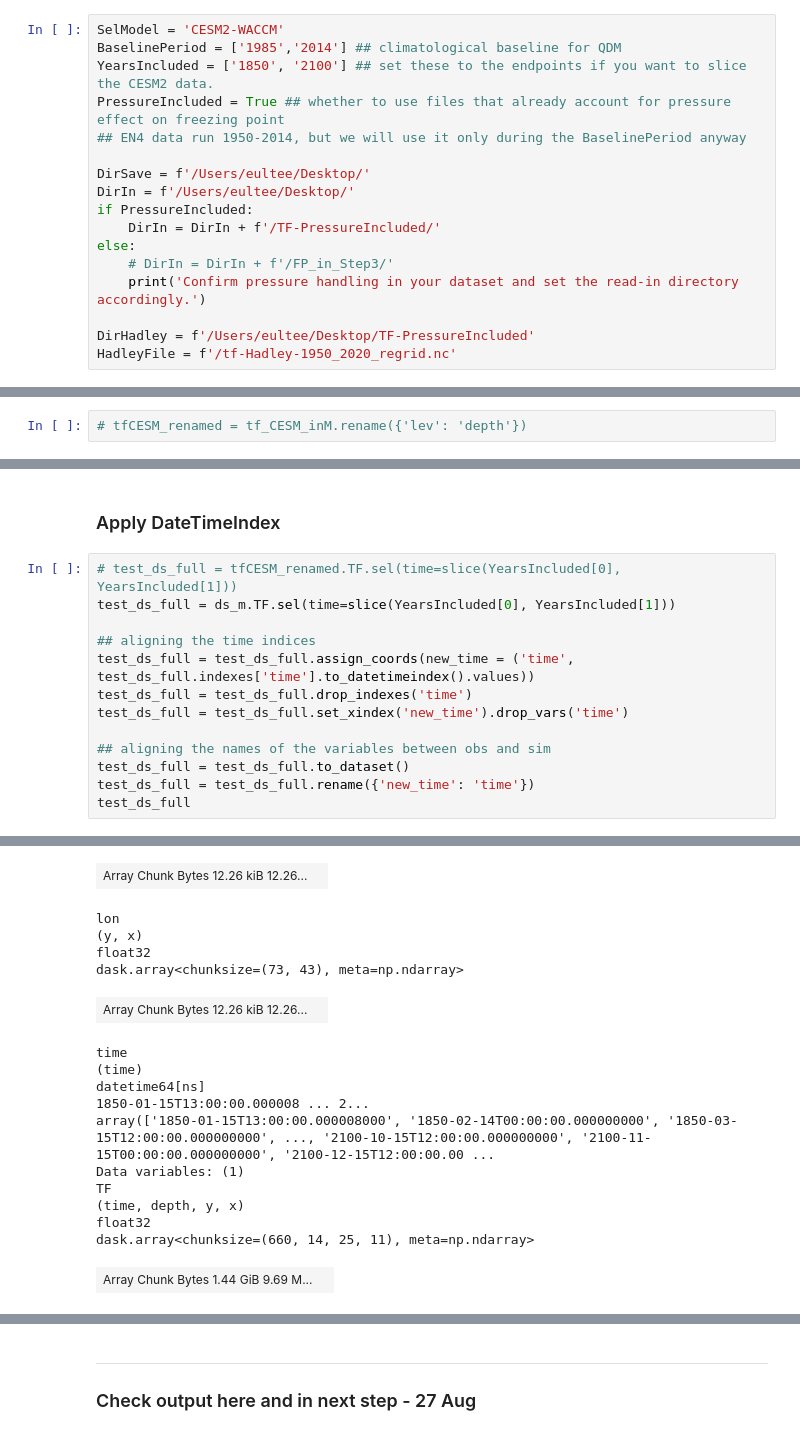
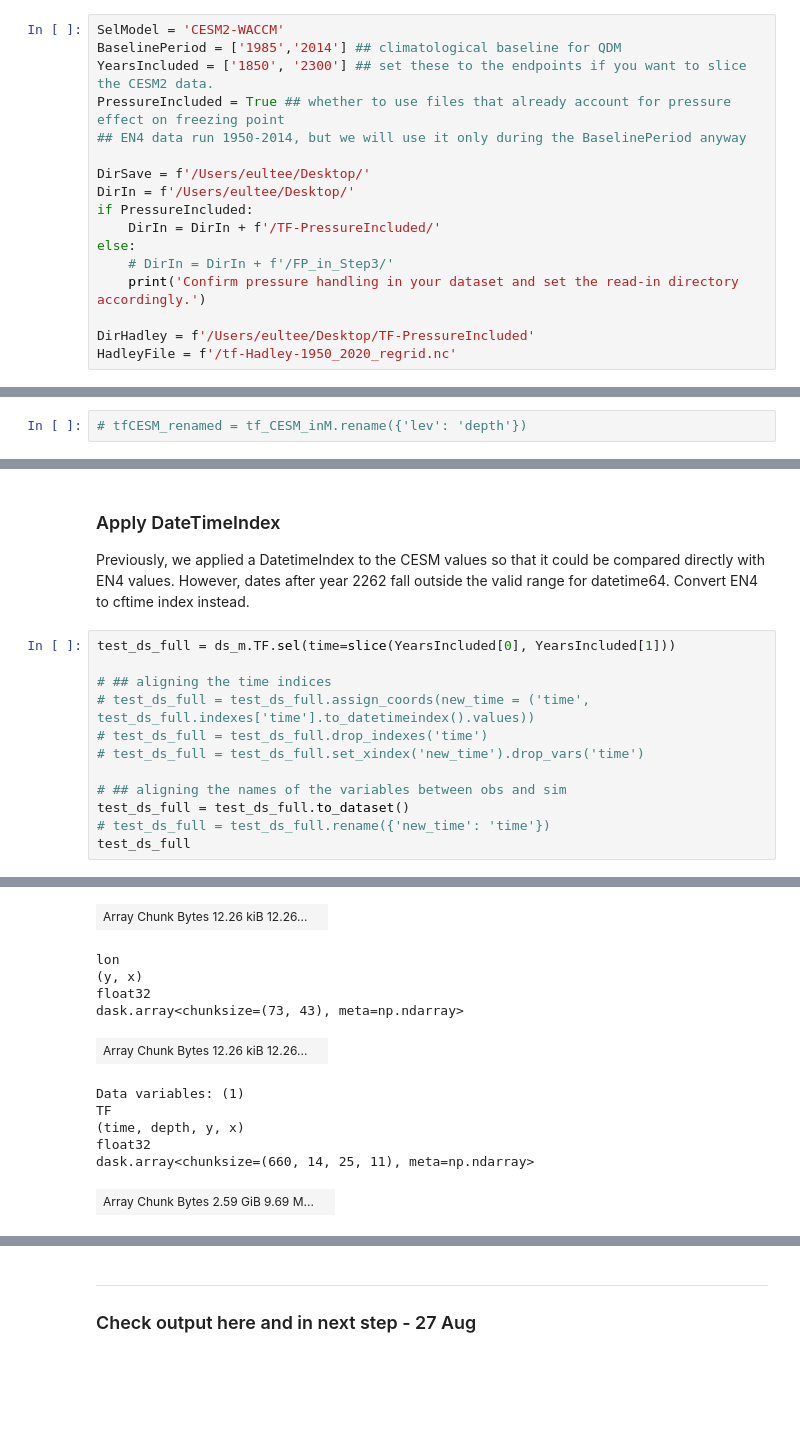
Before and after one commit to ehultee/gris-iceocean-process, a Jupyter notebook: Step2-QDM_CESM_WACCM-CCR.ipynb, the cells around one changed output, grey strips where cells are left out. Drawn from its saved outputs; the diff is of its cells as text; blank space fills up the shorter version.

Commit message:
Batch-write QDM data to 2300

```diff
--- a/Step2-QDM_CESM_WACCM-CCR.ipynb
+++ b/Step2-QDM_CESM_WACCM-CCR.ipynb
@@ -416,7 +417,7 @@ def datestr2tdec(yy=0, mm=0, dd=0, hour=0, minute=0, sec=0, microsec=0, dateobj=
 # %%
 SelModel = 'CESM2-WACCM'
 BaselinePeriod = ['1985','2014'] ## climatological baseline for QDM
-YearsIncluded = ['1850', '2100'] ## set these to the endpoints if you want to slice the CESM2 data.
+YearsIncluded = ['1850', '2300'] ## set these to the endpoints if you want to slice the CESM2 data.
 PressureIncluded = True ## whether to use files that already account for pressure effect on freezing point
 ## EN4 data run 1950-2014, but we will use it only during the BaselinePeriod anyway
 
@@ -530,16 +531,16 @@ We had to do one extra step (above) to deal with re-scaling the native depth dim
 # %% [markdown]
 ### Apply DateTimeIndex
+Previously, we applied a DatetimeIndex to the CESM values so that it could be compared directly with EN4 values.  However, dates after year 2262 fall outside the valid range for datetime64.  Convert EN4 to cftime index instead.
 # %%
-# test_ds_full = tfCESM_renamed.TF.sel(time=slice(YearsIncluded[0], YearsIncluded[1]))
 test_ds_full = ds_m.TF.sel(time=slice(YearsIncluded[0], YearsIncluded[1]))
 
-## aligning the time indices
-test_ds_full = test_ds_full.assign_coords(new_time = ('time', test_ds_full.indexes['time'].to_datetimeindex().values))
-test_ds_full = test_ds_full.drop_indexes('time')
-test_ds_full = test_ds_full.set_xindex('new_time').drop_vars('time')
+# ## aligning the time indices
+# test_ds_full = test_ds_full.assign_coords(new_time = ('time', test_ds_full.indexes['time'].to_datetimeindex().values))
+# test_ds_full = test_ds_full.drop_indexes('time')
+# test_ds_full = test_ds_full.set_xindex('new_time').drop_vars('time')
 
-## aligning the names of the variables between obs and sim
+# ## aligning the names of the variables between obs and sim
 test_ds_full = test_ds_full.to_dataset()
-test_ds_full = test_ds_full.rename({'new_time': 'time'})
+# test_ds_full = test_ds_full.rename({'new_time': 'time'})
 test_ds_full
 # %% [output]
@@ -559,22 +560,17 @@ float32
 lat
 (y, x)
 float32
 dask.array<chunksize=(73, 43), meta=np.ndarray>
 | Array Chunk Bytes 12.26 kiB 12.26... |  |
 lon
 (y, x)
 float32
 dask.array<chunksize=(73, 43), meta=np.ndarray>
 | Array Chunk Bytes 12.26 kiB 12.26... |  |
-time
-(time)
-datetime64[ns]
-1850-01-15T13:00:00.000008 ... 2...
-array(['1850-01-15T13:00:00.000008000', '1850-02-14T00:00:00.000000000', '1850-03-15T12:00:00.000000000', ..., '2100-10-15T12:00:00.000000000', '2100-11-15T00:00:00.000000000', '2100-12-15T12:00:00.00 ...
 Data variables: (1)
 TF
 (time, depth, y, x)
 float32
 dask.array<chunksize=(660, 14, 25, 11), meta=np.ndarray>
-| Array Chunk Bytes 1.44 GiB 9.69 M... |  |
+| Array Chunk Bytes 2.59 GiB 9.69 M... |  |
 Indexes: (4)
```
Also changed, not shown: parts of 15 cells of this notebook.
